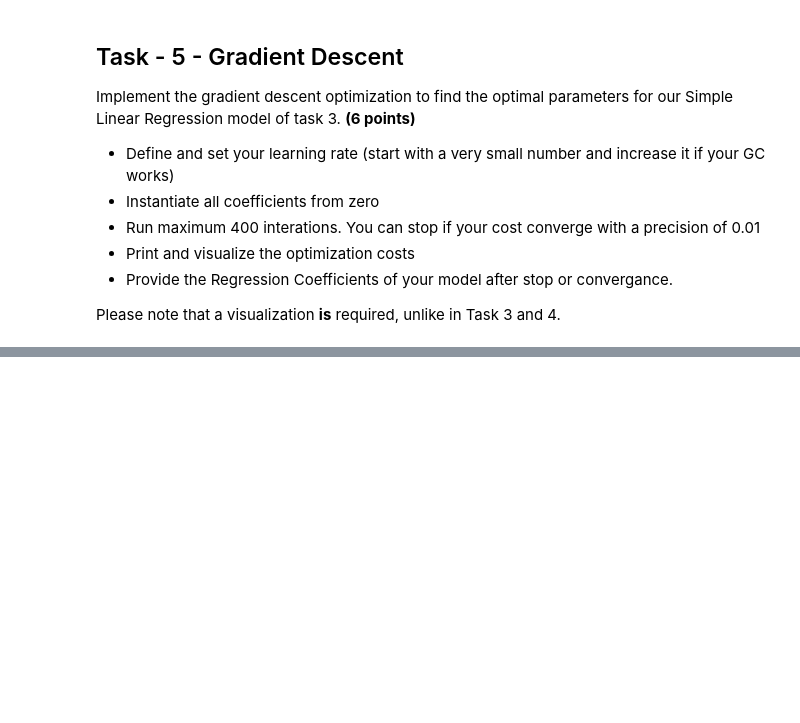
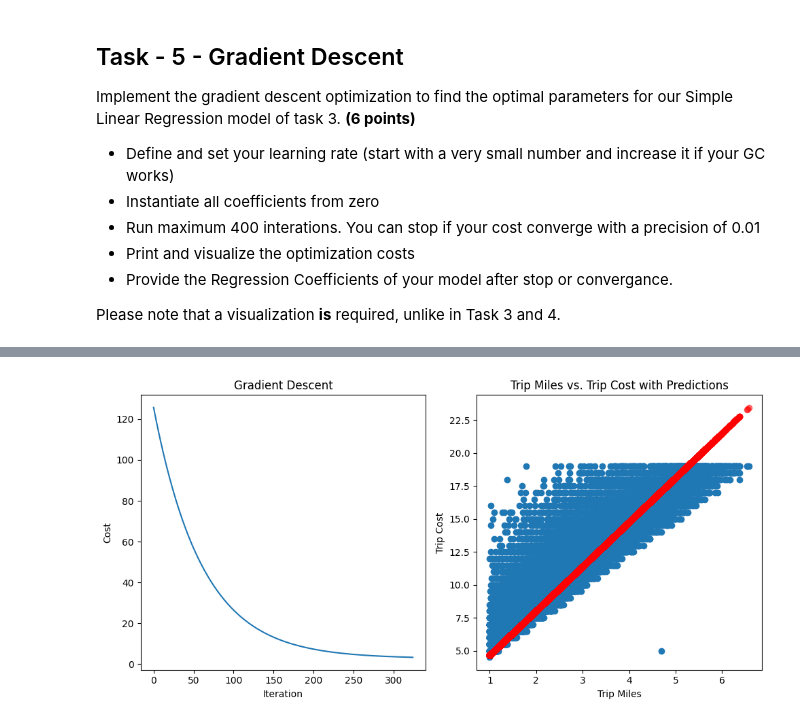
Before and after one commit to BictorFonseca/DataAnalysis, a Jupyter notebook: 329e_HW4.ipynb, the cells around one changed output, grey strips where cells are left out. Cells and saved outputs as stored; diff of their text form; code cells hidden in the pictures; blank space fills up the shorter version.

```diff
--- a/329e_HW4.ipynb
+++ b/329e_HW4.ipynb
@@ -343,0 +342,3 @@ Please note that a visualization **is** required, unlike in Task 3 and 4.
+# %%
+x=np.array(df_clean["trip_miles"])
+y=np.array(df_clean["trip_cost"])
@@ -343,0 +400,20 @@ Please note that a visualization **is** required, unlike in Task 3 and 4.
+# %%
+xx=pd.DataFrame(xx)
+costHist=pd.DataFrame(costHist)
+fig, axs = plt.subplots(1, 2, figsize=(10, 5))
+
+axs[0].plot(xx, costHist)
+axs[0].set_title('Gradient Descent')
+axs[0].set_xlabel('Iteration')
+axs[0].set_ylabel('Cost')
+
+axs[1].scatter(df_clean['trip_miles'], df_clean['trip_cost'])
+predictions = df_clean['trip_miles'] * slopeCurrent + intCurrent
+axs[1].scatter(df_clean['trip_miles'], predictions, alpha=0.5, color='r')
+axs[1].set_title('Trip Miles vs. Trip Cost with Predictions')
+axs[1].set_xlabel('Trip Miles')
+axs[1].set_ylabel('Trip Cost')
+
+plt.tight_layout()
+# %% [output]
+[figure, added]
```
Also changed, not shown: parts of 2 cells of this notebook.
